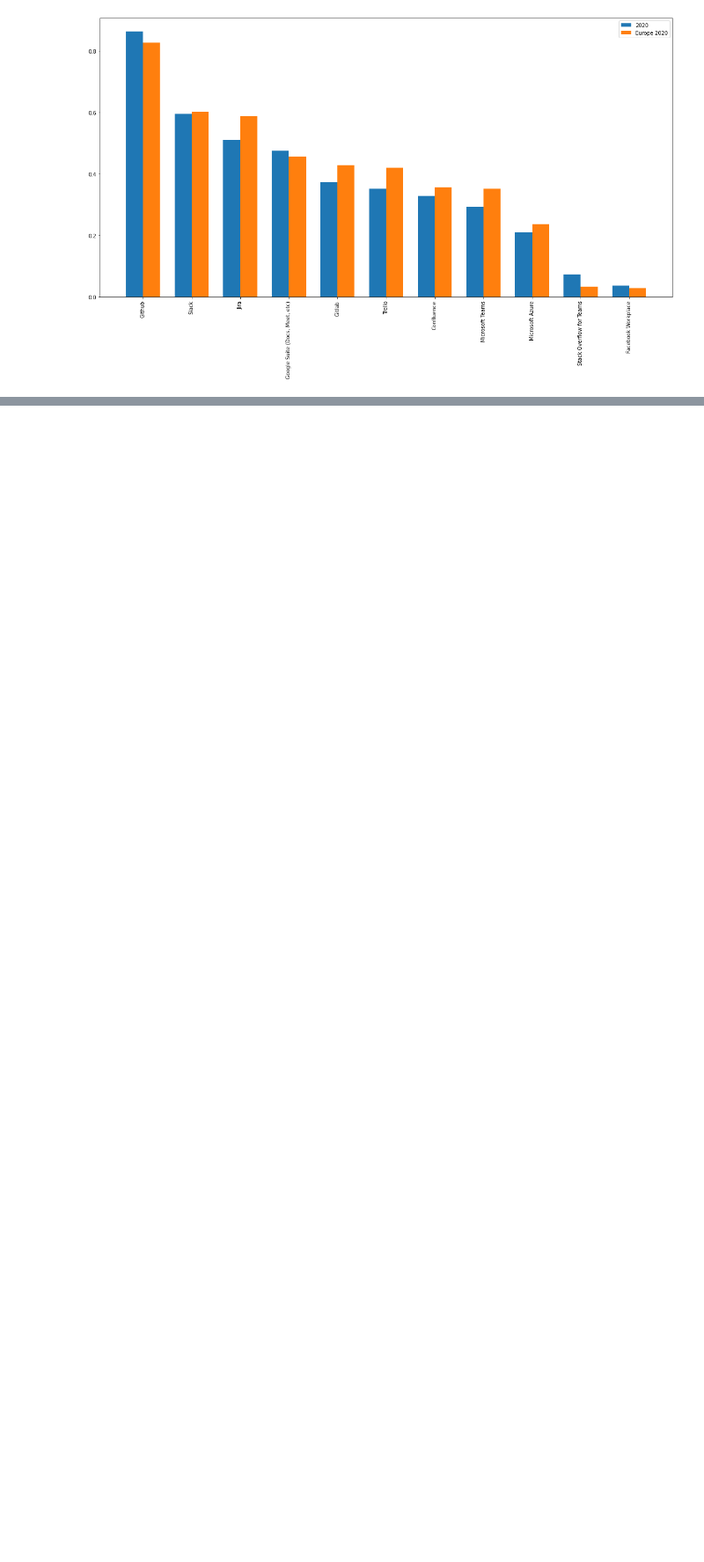
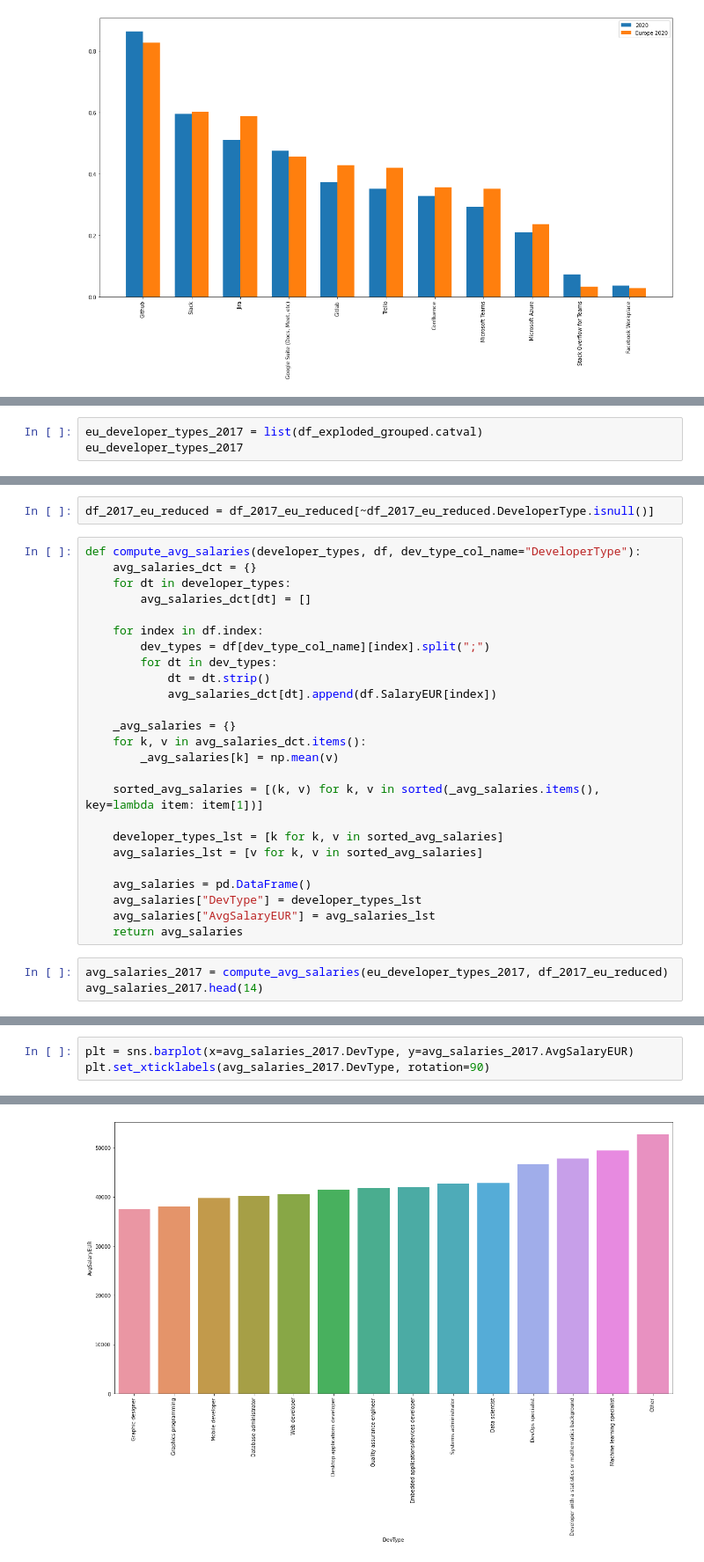
Before and after one commit to ju0gri/so-survey-data-analysis, a Jupyter notebook: project1_solution.ipynb, the cells around one changed output, grey strips where cells are left out. Shown at 88% size. Saved outputs shown, nothing was run; the diff lists cells and outputs as text; blank space fills up the shorter version.

Commit message:
Add salary analysis for all years
Signed-off-by: Ioana Grigoropol <ioana.grigoropol@gmail.com>

```diff
--- a/project1_solution.ipynb
+++ b/project1_solution.ipynb
@@ -2165,0 +2194,3 @@ df_merged_es = df_2017_es[[]].copy()
+# %%
+eu_developer_types_2017 = list(df_exploded_grouped.catval)
+eu_developer_types_2017
@@ -2165,0 +2212,30 @@ df_merged_es = df_2017_es[[]].copy()
+# %%
+df_2017_eu_reduced = df_2017_eu_reduced[~df_2017_eu_reduced.DeveloperType.isnull()]
+# %%
+def compute_avg_salaries(developer_types, df, dev_type_col_name="DeveloperType"):
+    avg_salaries_dct = {}
+    for dt in developer_types:
+        avg_salaries_dct[dt] = []
+
+    for index in df.index:
+        dev_types = df[dev_type_col_name][index].split(";")
+        for dt in dev_types:
+            dt = dt.strip()
+            avg_salaries_dct[dt].append(df.SalaryEUR[index])
+
+    _avg_salaries = {}
+    for k, v in avg_salaries_dct.items():
+        _avg_salaries[k] = np.mean(v)
+
+    sorted_avg_salaries = [(k, v) for k, v in sorted(_avg_salaries.items(), key=lambda item: item[1])]
+
+    developer_types_lst = [k for k, v in sorted_avg_salaries]
+    avg_salaries_lst = [v for k, v in sorted_avg_salaries]
+
+    avg_salaries = pd.DataFrame()
+    avg_salaries["DevType"] = developer_types_lst
+    avg_salaries["AvgSalaryEUR"] = avg_salaries_lst
+    return avg_salaries
+# %%
+avg_salaries_2017 = compute_avg_salaries(eu_developer_types_2017, df_2017_eu_reduced)
+avg_salaries_2017.head(14)
@@ -2165,0 +2258,4 @@ df_merged_es = df_2017_es[[]].copy()
+# %%
+plt = sns.barplot(x=avg_salaries_2017.DevType, y=avg_salaries_2017.AvgSalaryEUR)
+plt.set_xticklabels(avg_salaries_2017.DevType, rotation=90)
+# %% [output]
@@ -2165,0 +2276 @@ df_merged_es = df_2017_es[[]].copy()
+[figure, added]
```
Also changed, not shown: parts of 56 cells of this notebook.
